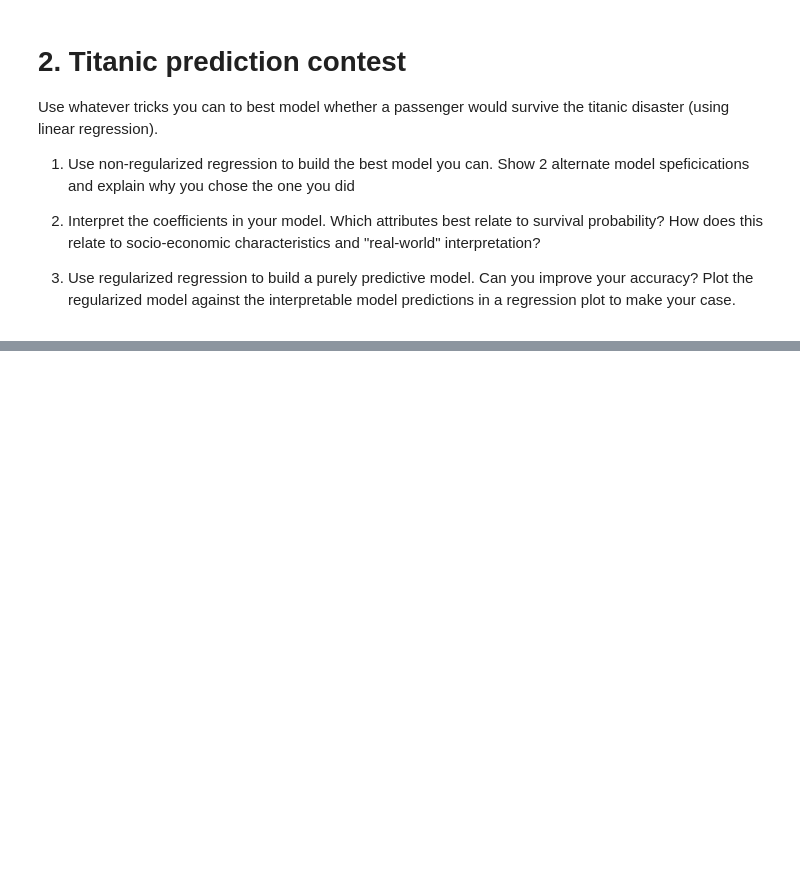
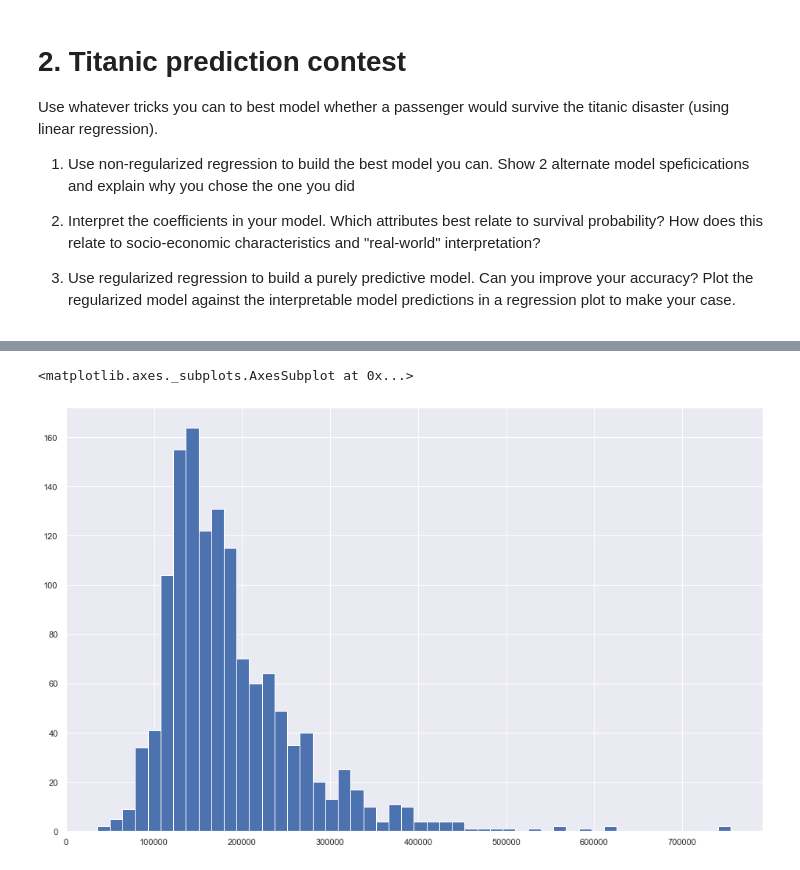
Before and after one commit to cb-ds-1/m3-3-engineering-regression, a Jupyter notebook: workshop.ipynb, the cells around one changed output, grey strips where cells are left out. Drawn from its saved outputs; the diff is of its cells as text; code cells hidden in the pictures; blank space fills up the shorter version.

```diff
--- a/workshop.ipynb
+++ b/workshop.ipynb
@@ -110,0 +290,4 @@ Here are the features you can use (or engineer into new features!) for your `X`
+# %%
+house = pd.read_csv('data/house_price.csv')
+clean = house.isnull().sum().sort_values(ascending=False)
+clean[clean > 0]
@@ -110,0 +315,9 @@ Here are the features you can use (or engineer into new features!) for your `X`
+# %%
+df = house.drop(['PoolQC','MiscFeature','Alley','Fence','FireplaceQu','LotFrontage'],axis=1)
+df = df.dropna()
+# %%
+fig, ax = plt.subplots(figsize = (16, 10))
+df['SalePrice'].hist(bins=50)
+# %% [output]
+<matplotlib.axes._subplots.AxesSubplot at 0x...>
+[figure, added]
```
Also changed, not shown: parts of 27 cells of this notebook.
